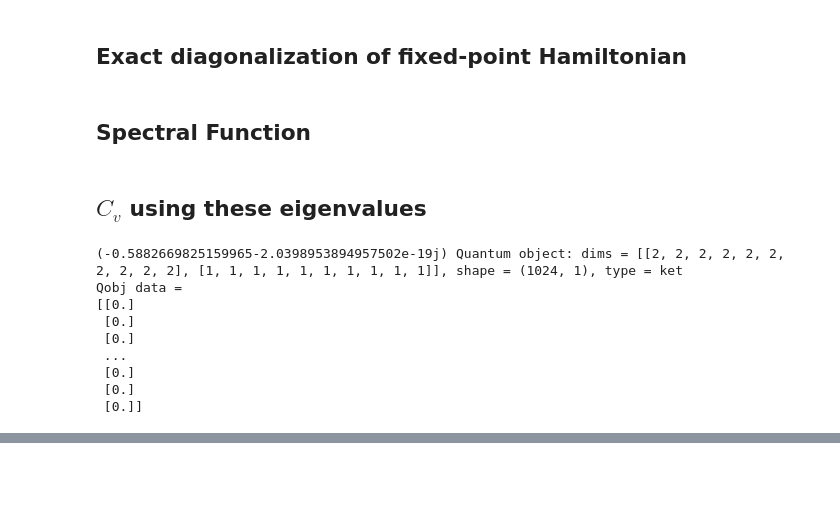
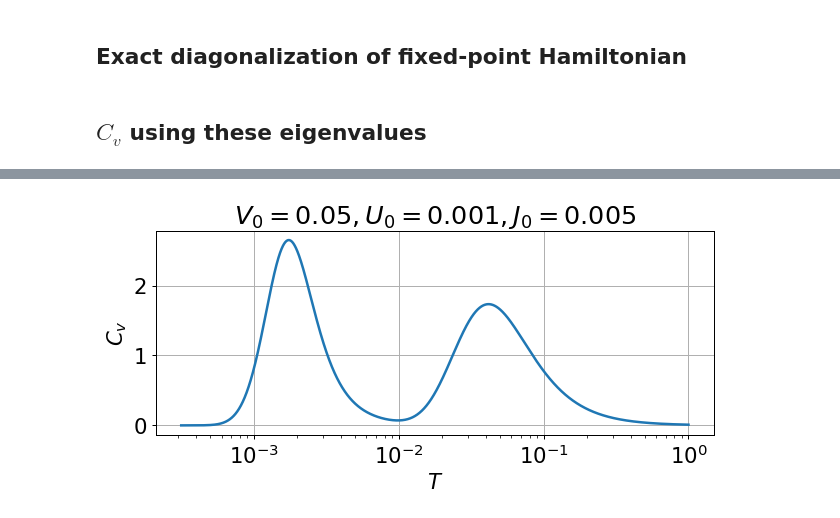
Before and after one commit to abhirup-m/Anderson-Impurity-Model-URG, a Jupyter notebook: reverse_RG/sp_heat.ipynb, the cells around one changed output, grey strips where cells are left out. Saved outputs shown, nothing was run; the diff lists cells and outputs as text; code cells hidden in the pictures; blank space fills up the shorter version.

Commit message:
obtained plot for sp.heat and added to thesis

```diff
--- a/reverse_RG/sp_heat.ipynb
+++ b/reverse_RG/sp_heat.ipynb
@@ -14,7 +14,7 @@ font = {'size'   : 17}
 
 matplotlib.rc('font', **font)
 # matplotlib.rcParams['text.usetex'] = True
-plt.rcParams["figure.figsize"]= 6, 4
+plt.rcParams["figure.figsize"]= 8, 4
 plt.rcParams['figure.dpi'] = 90
 matplotlib.rcParams['lines.linewidth'] = 2
 plt.rcParams['axes.grid'] = True
@@ -299,5 +299,3 @@ def charge(Ek_0, V, J, K, U):
             Kcmin -= tensor([idt]*2*i + [destroy(2), destroy(2)] + [idt]*2*(dim - i - 1))
 
     return K * (tensor(Cdz, Kcz) + 0.5*tensor(Cdplus, Kcmin) + 0.5*tensor(Cdmin, Kcplus))
-# %% [markdown]
-## Spectral Function
@@ -348,23 +302,24 @@ plt.show()
 # %% [markdown]
 ## $C_v$ using these eigenvalues
 # %%
-Ek_0 = np.array([-0.2, -0.1, 0.1, 0.2])
+Ek_0 = np.array([-0.1, 0, 0.1])
 # print (Ek_0)
+
+# V = 0.1 # 0.01 # 0.001 # 0.019909015762077577
+# J = 0.01 # 0.015838964056748835
 U = 0
-V = 0.019909015762077577
-J = 0.015838964056748835
 K = 0
-plt.rcParams["figure.figsize"]= 12, 4
+V = 0.10964779709214094
+J = 0.008494938927938837
+ed = -U/2
 H = kin_en(Ek_0, V, J, K, U)
-# H += imp_energy(Ek_0, V, J, K, U)
+H += imp_energy(Ek_0, V, J, K, U)
 H += hyb(Ek_0, V, J, K, U)
 H += spin(Ek_0, V, J, K, U)
 H += charge(Ek_0, V, J, K, U)
-# H = 0.5 * (H + H.dag())
-evals = H.eigenstates()
-print (evals[0][0], evals[1][0])
-return
-Trange = 10**np.arange(-4, 0.5, 0.01, dtype=float)
+H = 0.5 * (H + H.dag())
+evals = H.eigenenergies()
+Trange = 10**np.linspace(-3.5, 0, 10000, endpoint=True, dtype=float)
 Cv_imp = []
 Gamma = []
 for T in Trange:
@@ -376,19 +331,15 @@ for T in Trange:
     Cv_0 = (sum(Ek_0**2 * np.exp(-Ek_0 * beta)) / (Z * T**2) - (sum(Ek_0 * np.exp(-Ek_0 * beta)/(Z * T)))**2) / kB
     Cv_imp.append(Cv - Cv_0)
     Gamma.append(Cv_imp[-1]/T)
-print ("V=",V,"J=",J)
-fig,ax = plt.subplots(1,2)
-ax[0].plot(np.log10(Trange), Cv_imp)
-# plt.show()
-ax[1].plot(np.log10(Trange), Gamma)
+# print ("V=",V,"J=",J)
+plt.plot(Trange, Cv_imp)
+plt.xlabel(r"$T$")
+plt.ylabel(r"$C_v$")
+plt.xscale("log")
+plt.title(r"$V_0 = {}, U_0 = {}, J_0 = {}$".format(0.05, 0.001, 0.005))
+# fig,ax = plt.subplots(1,2)
+# ax[0].plot(np.log10(Trange), Cv_imp)
+# ax[1].plot(np.log10(Trange), Gamma)
+plt.rcParams["figure.figsize"]= 8, 3
 plt.show()
 # %% [output]
-(-0.5882669825159965-2.0398953894957502e-19j) Quantum object: dims = [[2, 2, 2, 2, 2, 2, 2, 2, 2, 2], [1, 1, 1, 1, 1, 1, 1, 1, 1, 1]], shape = (1024, 1), type = ket
-Qobj data =
-[[0.]
- [0.]
- [0.]
- ...
- [0.]
- [0.]
- [0.]]
@@ -395,0 +346 @@ SyntaxError: 'return' outside function (<ipython-input-15-6803f391f909>, line 16
+[figure, added]
```
Also changed, not shown: parts of 2 cells of this notebook, 7 other files.
